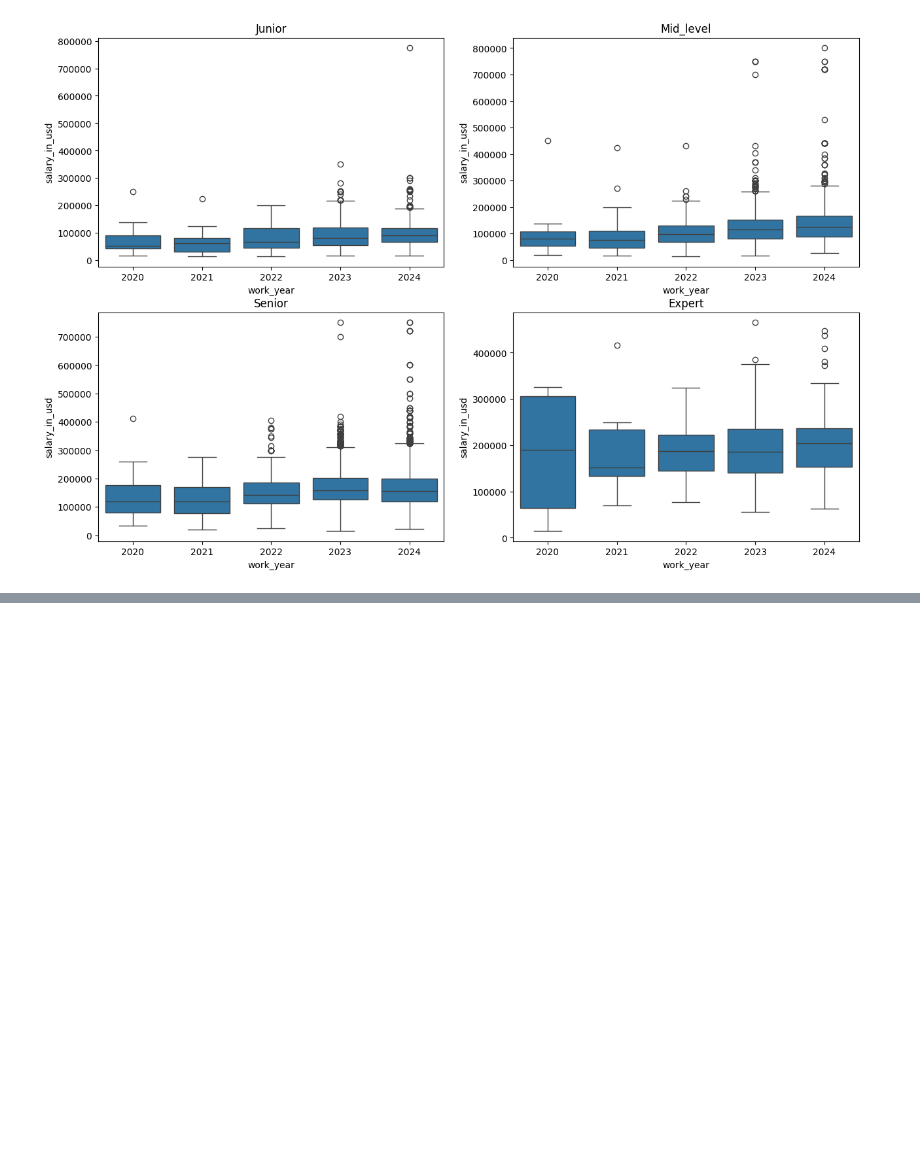
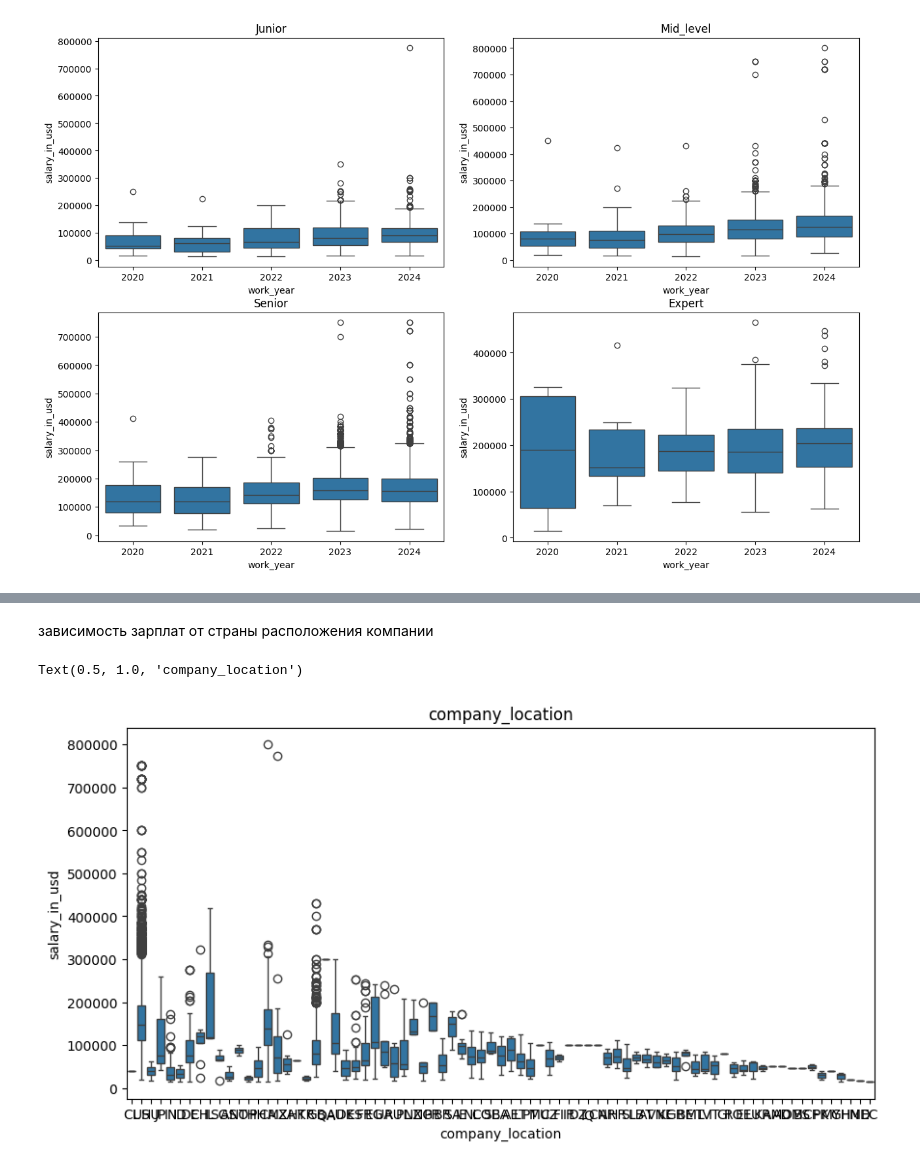
Before and after one commit to OnlySem/ITMO, a Jupyter notebook: задание_1.ipynb, the cells around one changed output, grey strips where cells are left out. Drawn from its saved outputs; the diff is of its cells as text; code cells hidden in the pictures; blank space fills up the shorter version.

```diff
--- a/задание_1.ipynb
+++ b/задание_1.ipynb
@@ -185,0 +214,9 @@ Text(0.5, 1.0, 'Expert')
+# %% [markdown]
+зависимость зарплат от страны расположения компании
+# %%
+fig, axes = plt.subplots(figsize=(10, 5))
+sns.boxplot(data, x = 'company_location', y = 'salary_in_usd')
+axes.set_title('company_location')
+# %% [output]
+Text(0.5, 1.0, 'company_location')
+[figure, added]
```
Also changed, not shown: parts of 7 cells of this notebook.
